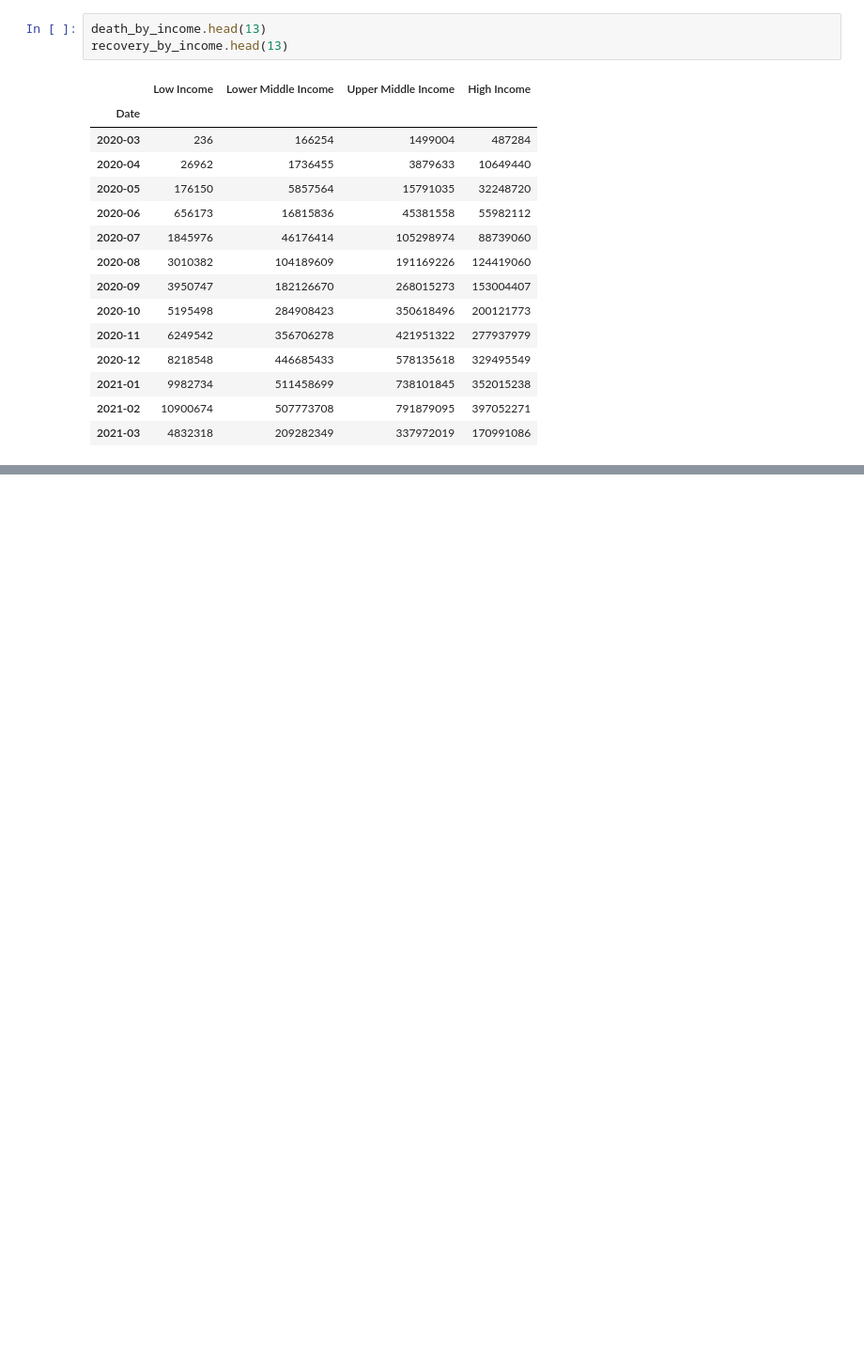
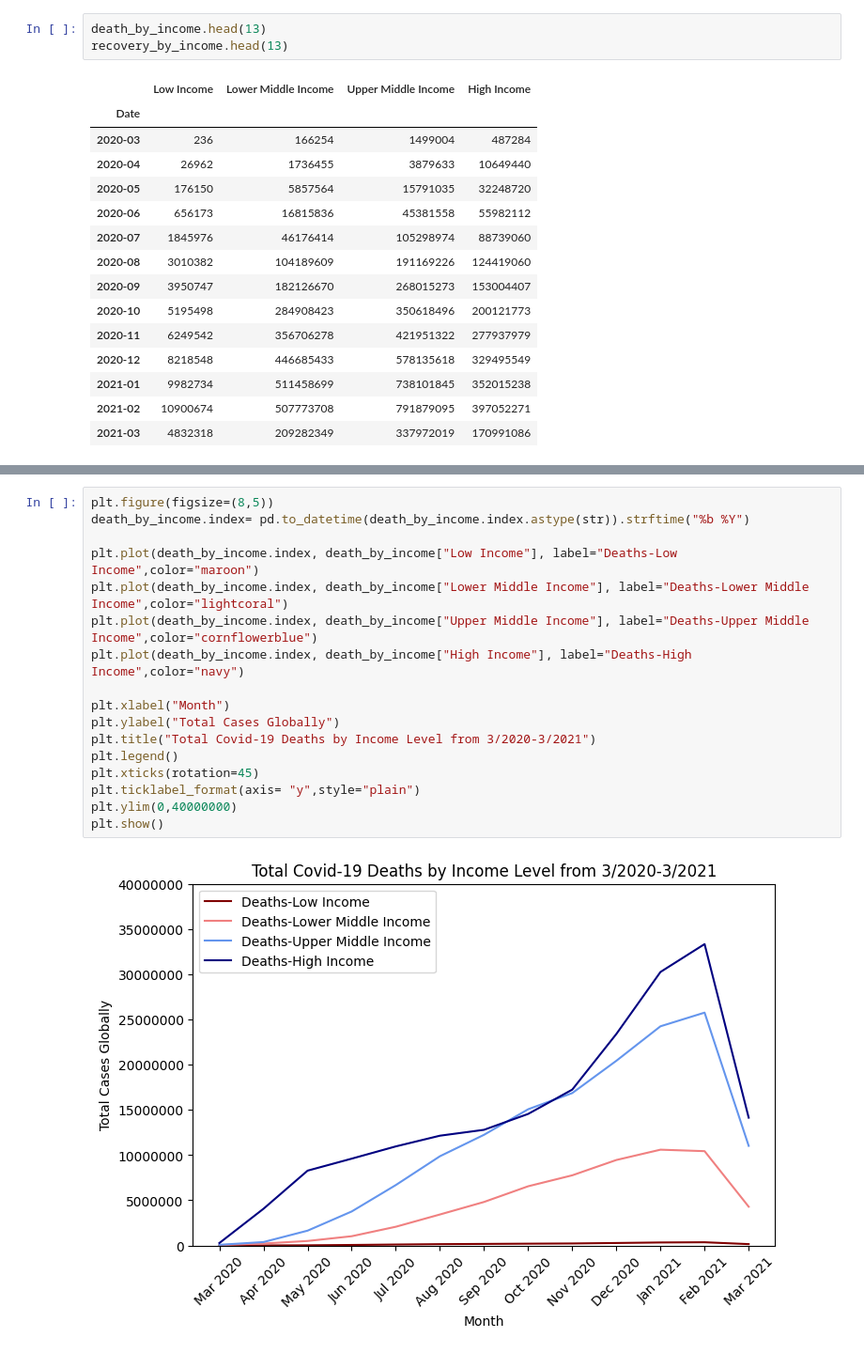
Before and after one commit to fow-jor08/Covid-19, a Jupyter notebook: Covid_19_Data_Set_Jordan_Fowler.ipynb, the cells around one changed output, grey strips where cells are left out. Shown at 94% size. Cells and saved outputs as stored; diff of their text form; blank space fills up the shorter version.

```diff
--- a/Covid_19_Data_Set_Jordan_Fowler.ipynb
+++ b/Covid_19_Data_Set_Jordan_Fowler.ipynb
@@ -484,0 +485,19 @@ plt.show()
+# %%
+plt.figure(figsize=(8,5))
+death_by_income.index= pd.to_datetime(death_by_income.index.astype(str)).strftime("%b %Y")
+
+plt.plot(death_by_income.index, death_by_income["Low Income"], label="Deaths-Low Income",color="maroon")
+plt.plot(death_by_income.index, death_by_income["Lower Middle Income"], label="Deaths-Lower Middle Income",color="lightcoral")
+plt.plot(death_by_income.index, death_by_income["Upper Middle Income"], label="Deaths-Upper Middle Income",color="cornflowerblue")
+plt.plot(death_by_income.index, death_by_income["High Income"], label="Deaths-High Income",color="navy")
+
+plt.xlabel("Month")
+plt.ylabel("Total Cases Globally")
+plt.title("Total Covid-19 Deaths by Income Level from 3/2020-3/2021")
+plt.legend()
+plt.xticks(rotation=45)
+plt.ticklabel_format(axis= "y",style="plain")
+plt.ylim(0,40000000)
+plt.show()
+# %% [output]
+[figure, added]
```
Also changed, not shown: parts of 2 cells of this notebook.
